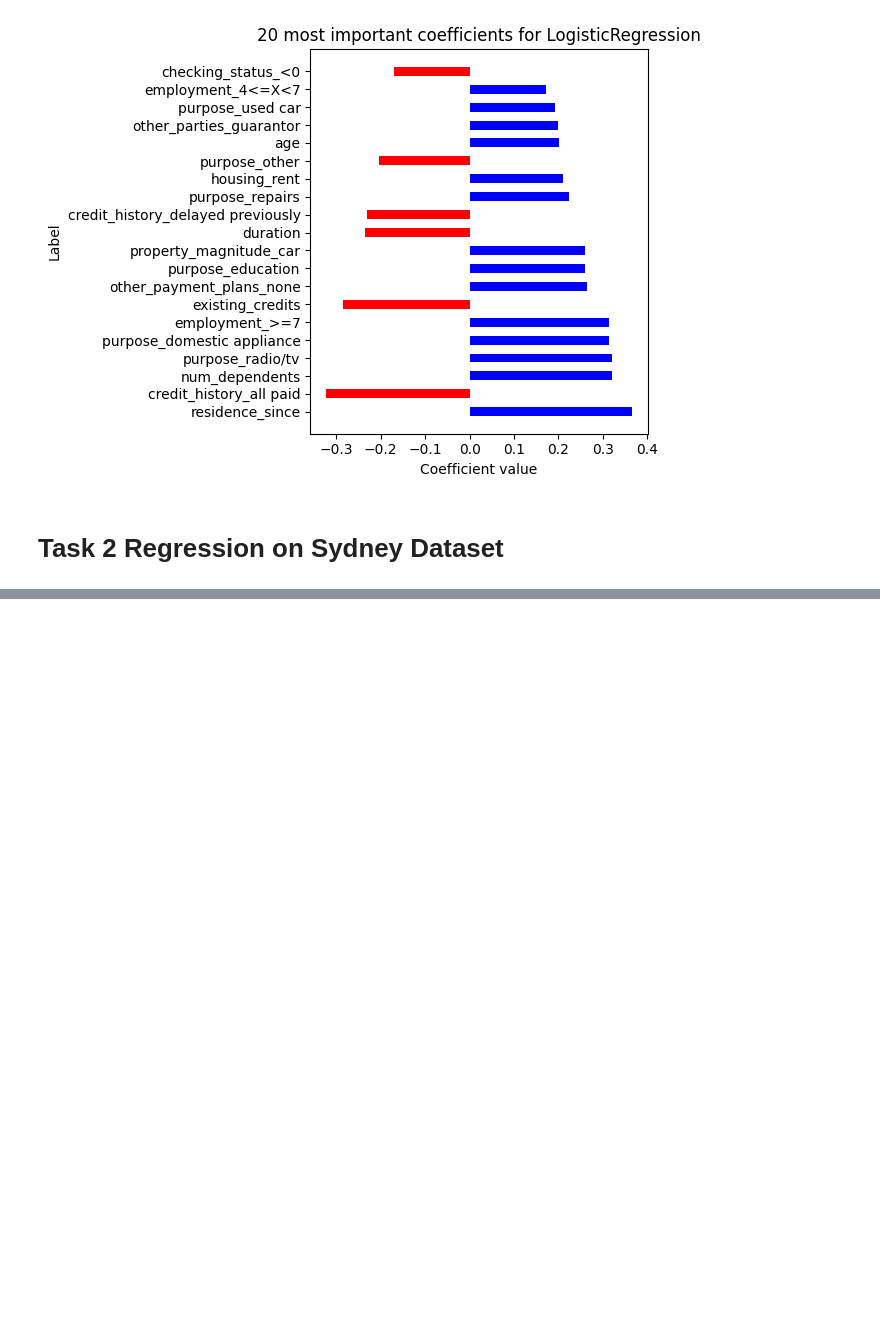
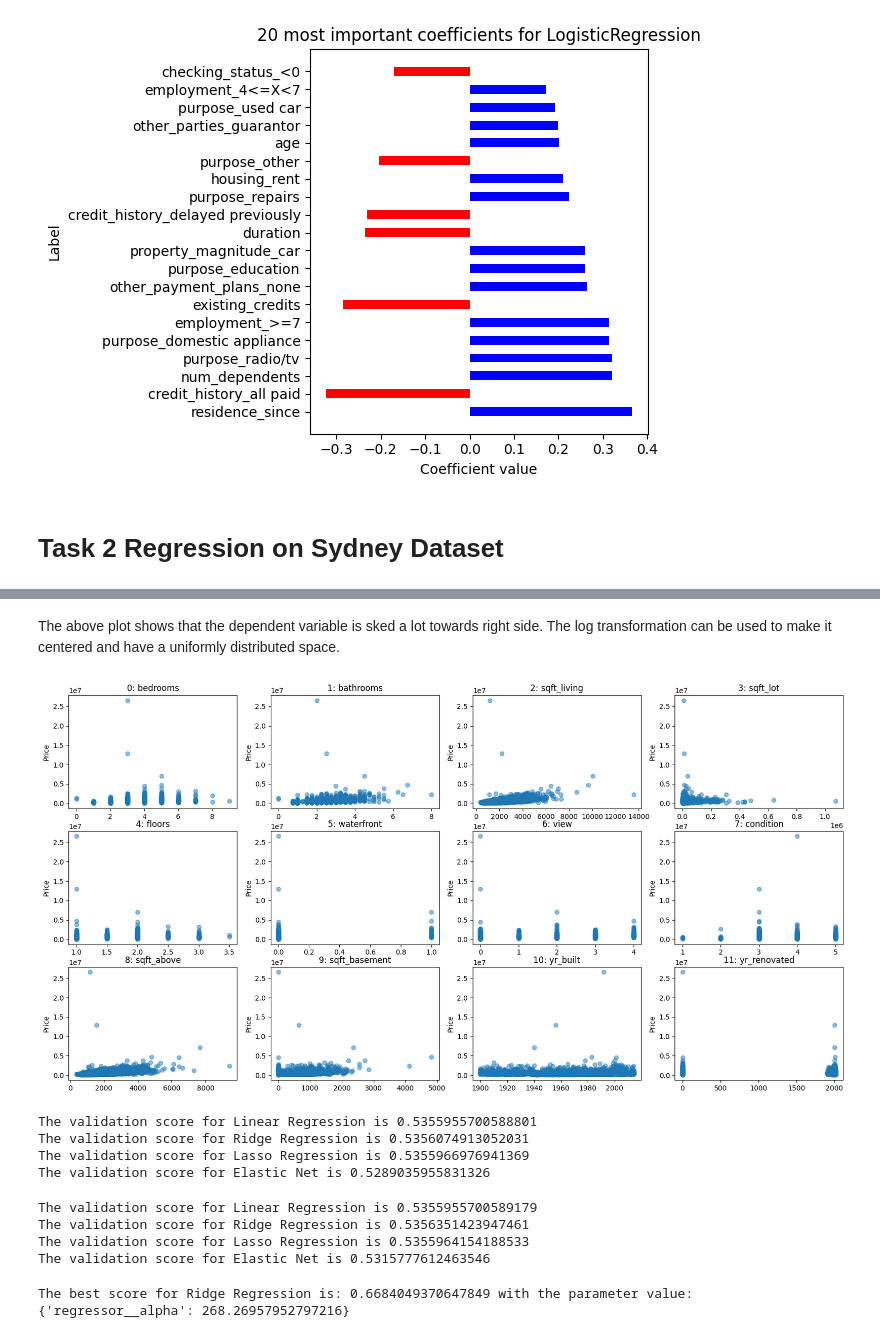
Before and after one commit to ycsilvia/Coursework, a Jupyter notebook: AppliedMachineLearning/HW2/HW2.ipynb, the cells around one changed output, grey strips where cells are left out. Saved outputs shown, nothing was run; the diff lists cells and outputs as text; code cells hidden in the pictures; blank space fills up the shorter version.

```diff
--- a/AppliedMachineLearning/HW2/HW2.ipynb
+++ b/AppliedMachineLearning/HW2/HW2.ipynb
@@ -375,0 +440,11 @@ plt.tight_layout()
+# %% [markdown]
+The above plot shows that the dependent variable is sked a lot towards right side. The log transformation can be used to make it centered and have a uniformly distributed space.
+# %%
+fig, axes = plt.subplots(3, 4, figsize=(20, 10))
+for i, ax in enumerate(axes.ravel()):
+    ax.plot(X.iloc[:,i], y, 'o', alpha=.5)
+    ax.set_title("{}: {}".format(i, continuous_columns[i]))
+    ax.set_ylabel("Price")
+plt.show()
+# %% [output]
+[figure, added]
@@ -375,0 +455,55 @@ plt.tight_layout()
+# %%
+pipe1 = Pipeline([('preprocess', preprocess),
+                 ('regressor', LinearRegression())])
+pipe2 = Pipeline([('preprocess', preprocess),
+                 ('regressor', Ridge())])
+pipe3 = Pipeline([('preprocess', preprocess),
+                 ('regressor', Lasso())])
+pipe4 = Pipeline([('preprocess', preprocess),
+                 ('regressor', ElasticNet())])
+
+pipes=[pipe1,pipe2,pipe3,pipe4]
+model_names=["Linear Regression","Ridge Regression","Lasso Regression","Elastic Net"]
+scores=[]
+
+for i in pipes:
+    score = cross_val_score(i, X_train_val, y_train_val, cv=5)
+    scores.append(np.mean(score))
+
+for i in range(len(model_names)):
+    print("The validation score for " + model_names[i] +" is " + str(scores[i]))
+# %% [output]
+The validation score for Linear Regression is 0.5355955700588801
+The validation score for Ridge Regression is 0.5356074913052031
+The validation score for Lasso Regression is 0.5355966976941369
+The validation score for Elastic Net is 0.5289035955831326
+# %%
+scaling = make_column_transformer((StandardScaler(), continuous_columns_index),remainder = "passthrough")
+pipe1 = Pipeline([('preprocess', preprocess),
+                  ('Scaler',scaling),
+                 ('regressor', LinearRegression())])
+pipe2 = Pipeline([('preprocess', preprocess),
+                  ('Scaler',scaling),
+                 ('regressor', Ridge())])
+pipe3 = Pipeline([('preprocess', preprocess),
+                  ('Scaler',scaling),
+                 ('regressor', Lasso())])
+pipe4 = Pipeline([('preprocess', preprocess),
+                  ('Scaler',scaling),
+                 ('regressor', ElasticNet())])
+
+pipes=[pipe1,pipe2,pipe3,pipe4]
+model_names=["Linear Regression","Ridge Regression","Lasso Regression","Elastic Net"]
+scores=[]
+
+for i in pipes:
+    score = cross_val_score(i, X_train_val, y_train_val, cv=5)
+    scores.append(np.mean(score))
+
+for i in range(len(model_names)):
+    print("The validation score for " + model_names[i] +" is " + str(scores[i]))
+# %% [output]
+The validation score for Linear Regression is 0.5355955700589179
+The validation score for Ridge Regression is 0.5356351423947461
+The validation score for Lasso Regression is 0.5355964154188533
+The validation score for Elastic Net is 0.5315777612463546
@@ -375,0 +514,7 @@ plt.tight_layout()
+# %%
+grid_ridge = GridSearchCV(pipe2, param_grid_ridge)
+grid_ridge.fit(X_train_val, y_train_val)
+best_score = grid_ridge.score(X_test, y_test)
+print("The best score for Ridge Regression is: " + str(best_score) + " with the parameter value: " + str(grid_ridge.best_params_))
+# %% [output]
+The best score for Ridge Regression is: 0.6684049370647849 with the parameter value: {'regressor__alpha': 268.26957952797216}
```
Also changed, not shown: parts of 23 cells of this notebook.
